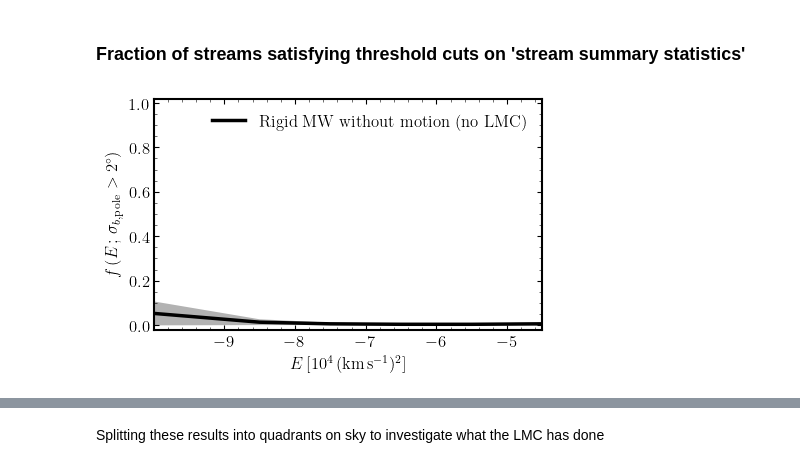
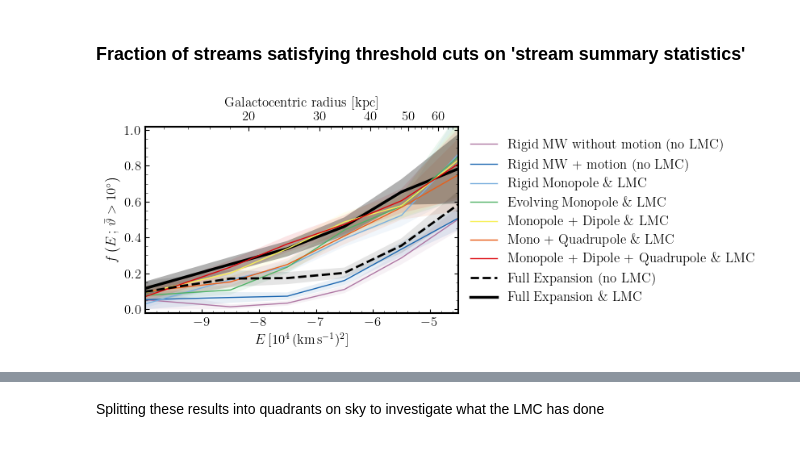
Before and after one commit to dc-broo3/oceanus, a Jupyter notebook: analysis/mollewideplots.ipynb, the cells around one changed output, grey strips where cells are left out. Drawn from its saved outputs; the diff is of its cells as text; code cells hidden in the pictures.

Commit message:
added energy-radii interpolation and secondary axis to plot

```diff
--- a/analysis/mollewideplots.ipynb
+++ b/analysis/mollewideplots.ipynb
@@ -38,0 +42,7 @@ cylcache::read_cyl_cache: trying to read cached table . . . success!!
+# %%
+t_init=-5 #Gyr
+rs = np.linspace(1, 500, 500)
+rs_zeros = np.zeros(shape=(500,))
+mwh_sph_pot = Model.mwhalo_fields(t_init, rs, rs_zeros, rs_zeros, 0)[:,4]/1e4 #divided by 10^4
+interp_E_to_r = interp1d(mwh_sph_pot, rs, kind='cubic', fill_value="extrapolate")
+interp_r_to_E = interp1d(rs, mwh_sph_pot, kind='cubic', fill_value="extrapolate")
@@ -797,6 +809,9 @@ mollweide_gc_Ebins(path, pot, 'pms','gc-ebins-fullexp', False)
 def frac_streams_indiv(path_data, quantity, pots, pot_labels, plotname, savefig=False):
 
     fig, ax = plt.subplots(1,1, figsize=(5, 3))
+
+    ax.tick_params(axis='x',which='both', top=False)
+
 
     for j in range(len(pots)):
 
@@ -939,6 +954,7 @@ def frac_streams_indiv(path_data, quantity, pots, pot_labels, plotname, savefig=
             plt.ylabel(r'$f\left(E\,;\,\bar{\vartheta} > 10^{\circ} \right)$', fontsize=12)
 
         bin_mids = [(E_bins[i] + E_bins[i+1])/2 for i in range(len(E_bins) - 1)]
+        rs = interp_E_to_r(bin_mids)
 
         if j==(len(pots)-1):
             plt.plot(bin_mids, frac, c='k', lw=2.5, label=labels[j], zorder=1)
@@ -952,32 +968,37 @@ def frac_streams_indiv(path_data, quantity, pots, pot_labels, plotname, savefig=
             plt.plot(bin_mids, frac, lw=1, label=labels[j], zorder=2)
             plt.fill_between(bin_mids, np.array(frac)-np.array(uncert), np.array(frac)+np.array(uncert),
                              alpha=0.1, edgecolor='None')
+
         plt.xlabel(r'$E\,[10^{4}\,(\mathrm{km}\,\mathrm{s}^{-1})^2]$', fontsize=12)
+
+    secax = ax.secondary_xaxis('top', functions=(interp_E_to_r, interp_r_to_E))
+    secax.set_xlabel('Galactocentric radius [kpc]', color='k')
+    secax.tick_params(axis='x',which='both', colors='k')
 
     plt.legend(frameon=False, ncol=1, bbox_to_anchor=(1.0,1.0), fontsize=12)
     plt.xlim(-9.99,-4.51)
     plt.ylim(-0.02, 1.02)
 
     if savefig==True:
-        plt.savefig('/mnt/ceph/users/rbrooks/oceanus/analysis/figures/mollweide/ebins/{}'.format(plotname))
+        plt.savefig('/mnt/ceph/users/rbrooks/oceanus/analysis/figures/{}'.format(plotname))
     # plt.close()
 # %%
 path = '/mnt/ceph/users/rbrooks/oceanus/analysis/stream-runs/combined-files/plotting_data/1024-dthalfMyr-10rpmin-75ramax/'
-# potentials = list(['rigid-mw.hdf5','static-mw.hdf5', 'rm-MWhalo-full-MWdisc-full-LMC.hdf5', 'em-MWhalo-full-MWdisc-full-LMC.hdf5',\
-#                'md-MWhalo-full-MWdisc-full-LMC.hdf5', 'mq-MWhalo-full-MWdisc-full-LMC.hdf5', 'mdq-MWhalo-full-MWdisc-full-LMC.hdf5',\
-#                 'full-MWhalo-full-MWdisc-no-LMC.hdf5', 'Full-MWhalo-MWdisc-LMC.hdf5'])
-potentials = list(['rigid-mw.hdf5'])
+potentials = list(['rigid-mw.hdf5','static-mw.hdf5', 'rm-MWhalo-full-MWdisc-full-LMC.hdf5', 'em-MWhalo-full-MWdisc-full-LMC.hdf5',\
+               'md-MWhalo-full-MWdisc-full-LMC.hdf5', 'mq-MWhalo-full-MWdisc-full-LMC.hdf5', 'mdq-MWhalo-full-MWdisc-full-LMC.hdf5',\
+                'full-MWhalo-full-MWdisc-no-LMC.hdf5', 'Full-MWhalo-MWdisc-LMC.hdf5'])
+# potentials = list(['rigid-mw.hdf5'])
 
 labels = list(['Rigid MW without motion (no LMC)', 'Rigid MW + motion (no LMC)', 'Rigid Monopole \& LMC', 'Evolving Monopole \& LMC', \
        'Monopole + Dipole \& LMC', 'Mono + Quadrupole \& LMC', 'Monopole + Dipole + Quadrupole \& LMC', 'Full Expansion (no LMC)', 'Full Expansion \& LMC'])
 
 # frac_streams_indiv(path, 'veldis', potentials, labels, 'frac_streams_veldis', False)
 # frac_streams_indiv(path, 'width', potentials, labels, 'frac_streams_width', False)
 # frac_streams_indiv(path, 'deviation', potentials, labels, 'frac_streams_deviation', False)
 # frac_streams_indiv(path, 'lon_pole', potentials, labels, 'frac_streams_lonpole', False)
-frac_streams_indiv(path, 'lat_pole', potentials, labels, 'frac_streams_latpole', False)
-# frac_streams_indiv(path, 'pm_angle', potentials, labels, 'frac_streams_pmangle', False)
+# frac_streams_indiv(path, 'lat_pole', potentials, labels, 'frac_streams_latpole', False)
+frac_streams_indiv(path, 'pm_angle', potentials, labels, 'frac_streams_pmangle', False)
 # %% [output]
-[figure, old version]
+[figure, new version]
 # %%
 def frac_streams_all(path_data, pots, pot_labels, plotname, savefig=False):
```
Also changed, not shown: parts of 7 cells of this notebook.
